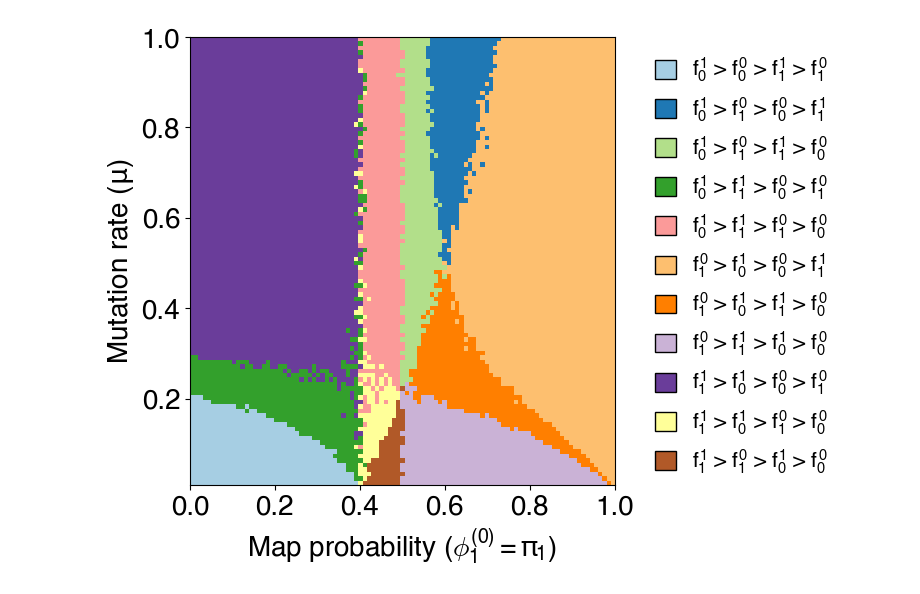
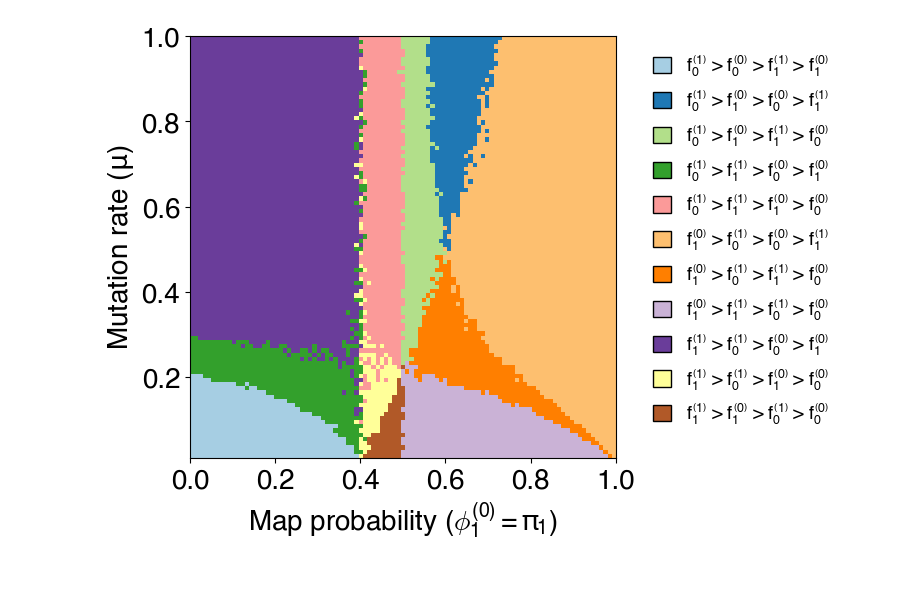
Before and after one commit to vastcollab/ProPGen, a Jupyter notebook: plots/phasediag.ipynb, the cells around one changed output. Cells and saved outputs as stored; diff of their text form; code cells hidden in the pictures.

```diff
--- a/plots/phasediag.ipynb
+++ b/plots/phasediag.ipynb
@@ -63,7 +63,7 @@ def ordering_to_label(ordering):
     terms = []
     for idx in ordering:
         g, p = gp_pairs[idx]
-        terms.append(f"$f_{{{g}}}^{{{p}}}$")   # math mode with superscripts
+        terms.append(f"$f_{{{g}}}^{{\\left({p}\\right)}}$")
     return " > ".join(terms)
 # %%
 # --- Build sorted coordinate lists ---
@@ -101,7 +101,7 @@ for old_i, new_i in index_map.items():
     compressed_grid[grid == old_i] = new_i
 
 # --- Plot ---
-plt.figure(figsize=(8,6))
+plt.figure(figsize=(8,8))
 im = plt.imshow(
     compressed_grid,
     origin="lower",
@@ -111,39 +111,40 @@ im = plt.imshow(
     interpolation="none"
 )
 
+plt.gca().set_aspect('equal', adjustable='box')
 plt.xlabel("Map probability ($\phi_1^{(0)} = \pi_1$)")
 plt.ylabel("Mutation rate ($\mu$)")
 
 # --- Legend: show ordering tuples for each visible color ---
 legend_elems = [
     Patch(
         facecolor = restricted_cmap(new_i),
         edgecolor='k',
         label=ordering_to_label(unique_orders[old_i])
     )
     for new_i, old_i in enumerate(visible_indices)
 ]
 
 plt.legend(
     handles=legend_elems,
     bbox_to_anchor=(1.05, 1),
     loc="upper left",
     frameon=False,
     handlelength=1.0,
     handleheight=1.0,
-    fontsize=15
+    fontsize=13
 )
 
 ax = plt.gca()   # get current axes
 for artist in ax.get_children():
     if hasattr(artist, "set_rasterized"):
         artist.set_rasterized(True)
 
 outpath = "/Users/asapp/Documents/VAST/r4_figs/phasediag_04_rasterized.pdf"
 plt.savefig(outpath, format="pdf", dpi=300, bbox_inches="tight")
 
 plt.tight_layout()
 plt.show()
 # %% [output]
-[figure, old version]
+[figure, new version]
 # %%
```
Also changed, not shown: parts of 4 cells of this notebook, 1 other file.
